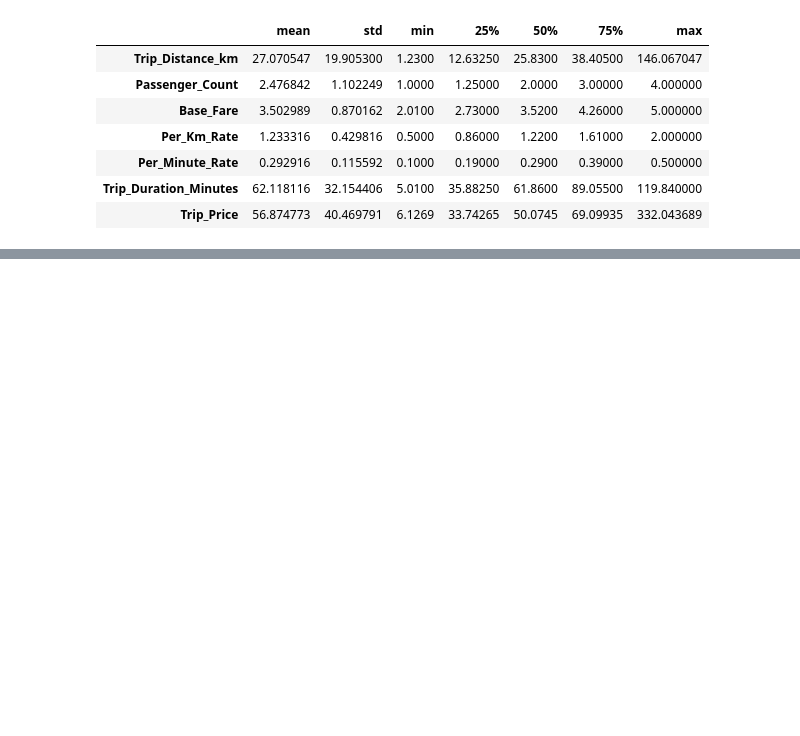
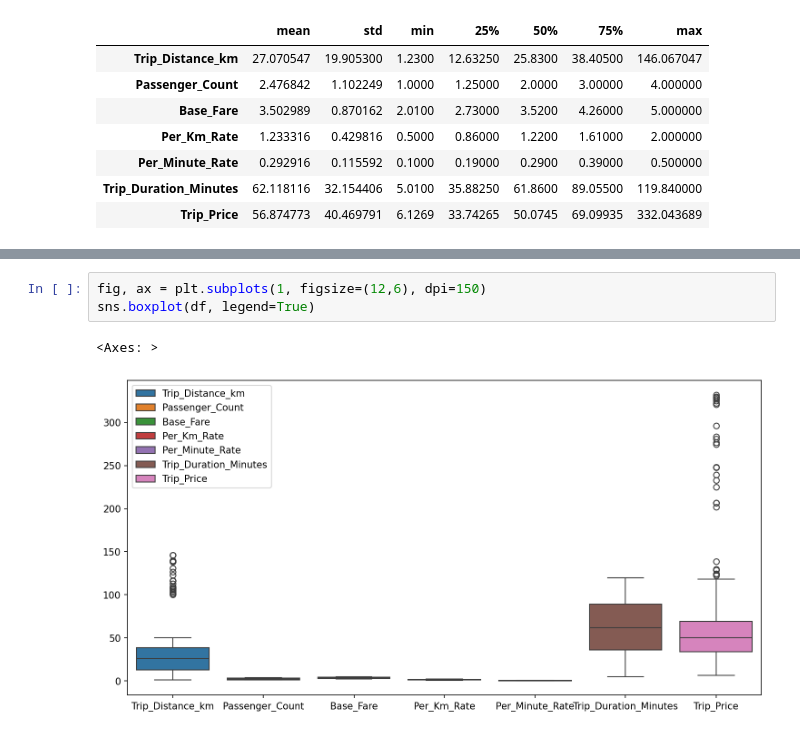
Before and after one commit to ponagr/taxi-prediction-fullstack-pontus, a Jupyter notebook: explorations/eda.ipynb, the cells around one changed output, grey strips where cells are left out. Drawn from its saved outputs; the diff is of its cells as text; blank space fills up the shorter version.

```diff
--- a/explorations/eda.ipynb
+++ b/explorations/eda.ipynb
@@ -54,0 +122,6 @@ import seaborn as sns
+# %%
+fig, ax = plt.subplots(1, figsize=(12,6), dpi=150)
+sns.boxplot(df, legend=True)
+# %% [output]
+<Axes: >
+[figure, added]
```
Also changed, not shown: parts of 27 cells of this notebook, 2 other files.
